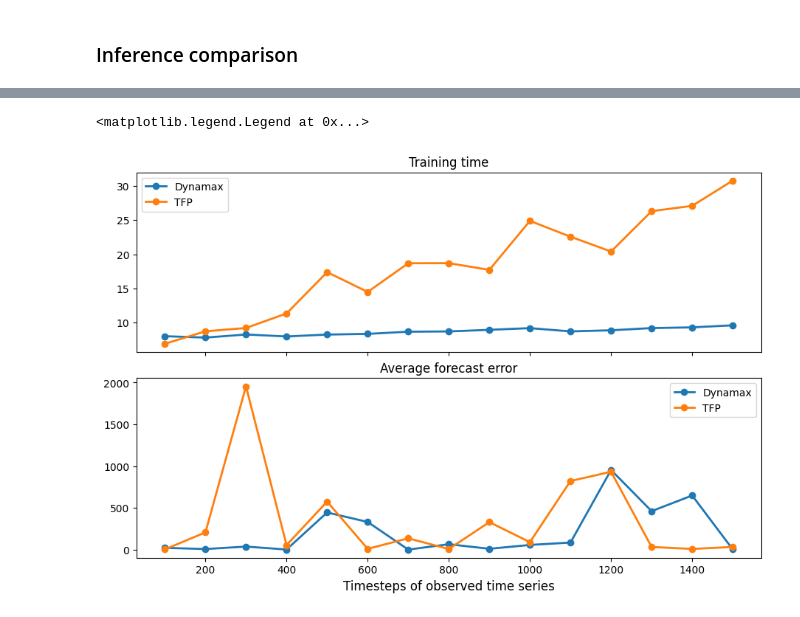
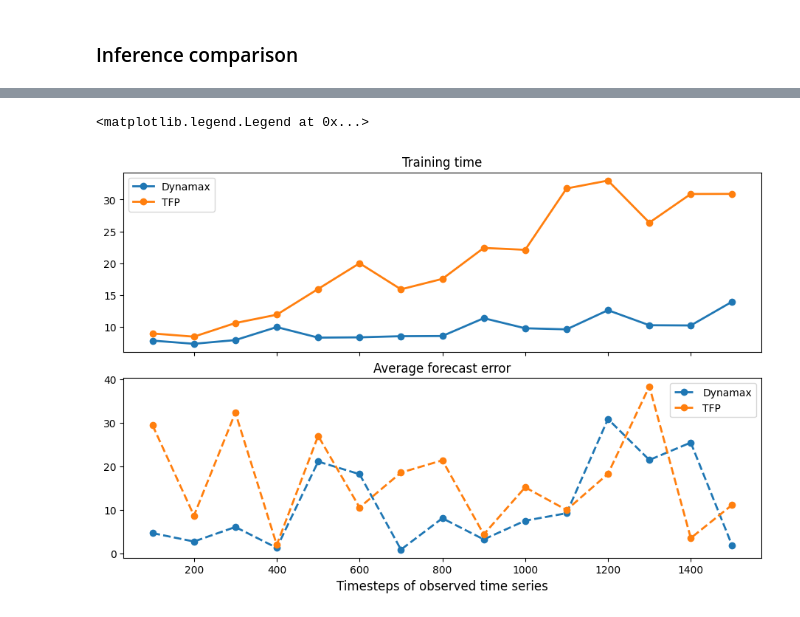
Before and after one commit to probml/sts-jax, a Jupyter notebook: sts_jax/structural_time_series/demos/sts_poisson_demo.ipynb, the cells around one changed output, grey strips where cells are left out. Saved outputs shown, nothing was run; the diff lists cells and outputs as text; code cells hidden in the pictures.

```diff
--- a/sts_jax/structural_time_series/demos/sts_poisson_demo.ipynb
+++ b/sts_jax/structural_time_series/demos/sts_poisson_demo.ipynb
@@ -221,7 +221,7 @@ def inference_comparison(num_training_steps, num_forecast_steps):
     positive_bijector = tfb.Softplus()
     sts_tfp, model_tfp = sts_poisson_model_tfp(counts_training, positive_bijector)
     t0_tfp = time.time()
-    samples_tfp = mcmc_sampler(model_tfp, num_results=200, num_burnin_steps=int(0.2*num_training_steps))
+    samples_tfp = mcmc_sampler(model_tfp, num_results=200, num_burnin_steps=min(100, int(0.3*num_training_steps)))
     t1_tfp = time.time()
     t_tfp = t1_tfp - t0_tfp
 
@@ -278,18 +276,18 @@ Instructions for updating:
 # %%
 fig, (ax1, ax2) = plt.subplots(2, 1, figsize=(9, 6), sharex=True, layout='constrained')
 
 # Plot the original obvervation and the counterfactual predict
 ax1.plot(num_training_steps, jnp.array(train_dynamax), marker='o', color='C0', lw=2, label='Dynamax')
 ax1.plot(num_training_steps, jnp.array(train_tfp), marker='o', color='C1', lw=2, label='TFP')
 ax1.set_title('Training time')
 ax1.legend()
 
 # Plot the pointwise causal impact
-ax2.plot(num_training_steps, jnp.array(err_dynamax), marker='o', color='C0', lw=2, label='Dynamax')
-ax2.plot(num_training_steps, jnp.array(err_tfp), marker='o', color='C1', lw=2, label='TFP')
+ax2.plot(num_training_steps, jnp.sqrt(jnp.array(err_dynamax)), linestyle='--', marker='o', color='C0', lw=2, label='Dynamax')
+ax2.plot(num_training_steps, jnp.sqrt(jnp.array(err_tfp)), linestyle='--', marker='o', color='C1', lw=2, label='TFP')
 ax2.set_title('Average forecast error')
 ax2.set_xlabel('Timesteps of observed time series', fontsize=12)
 ax2.legend()
 # %% [output]
 <matplotlib.legend.Legend at 0x...>
-[figure, old version]
+[figure, new version]
```
Also changed, not shown: parts of 1 cell of this notebook, 2 other files.
